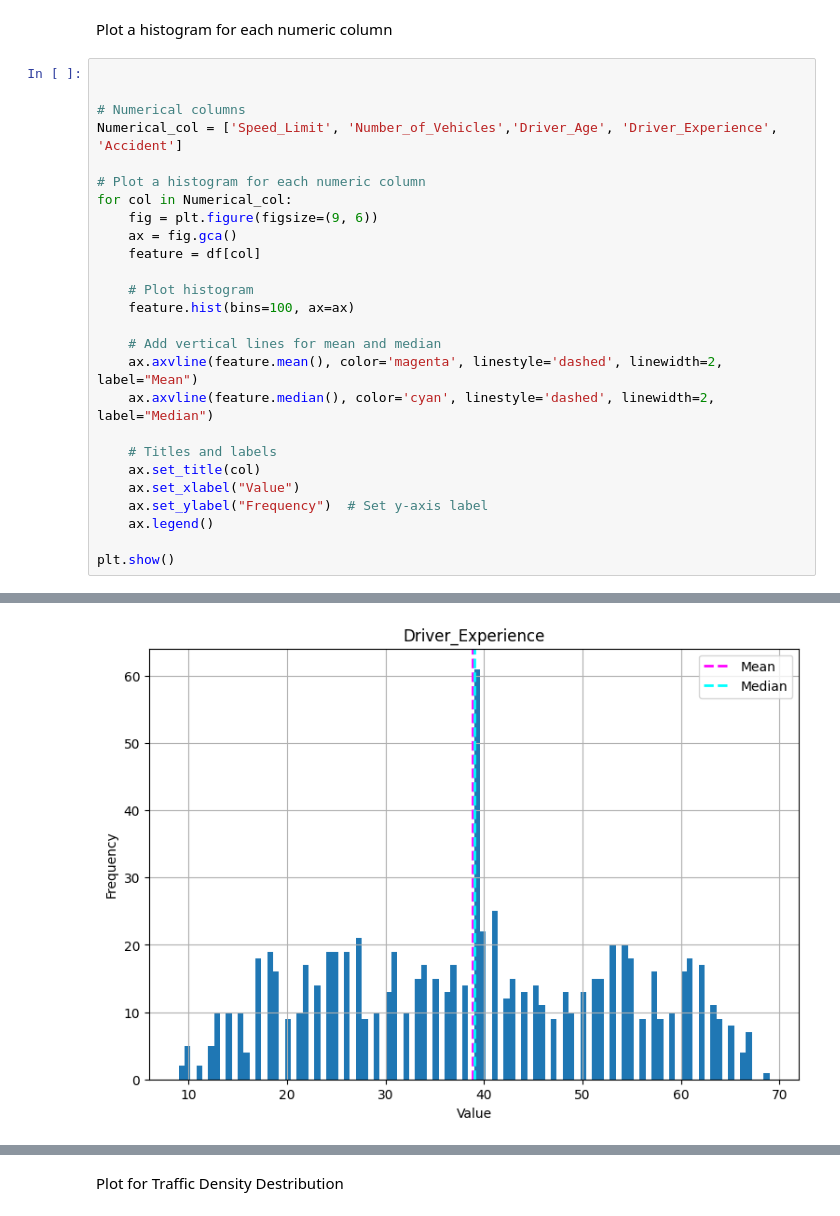
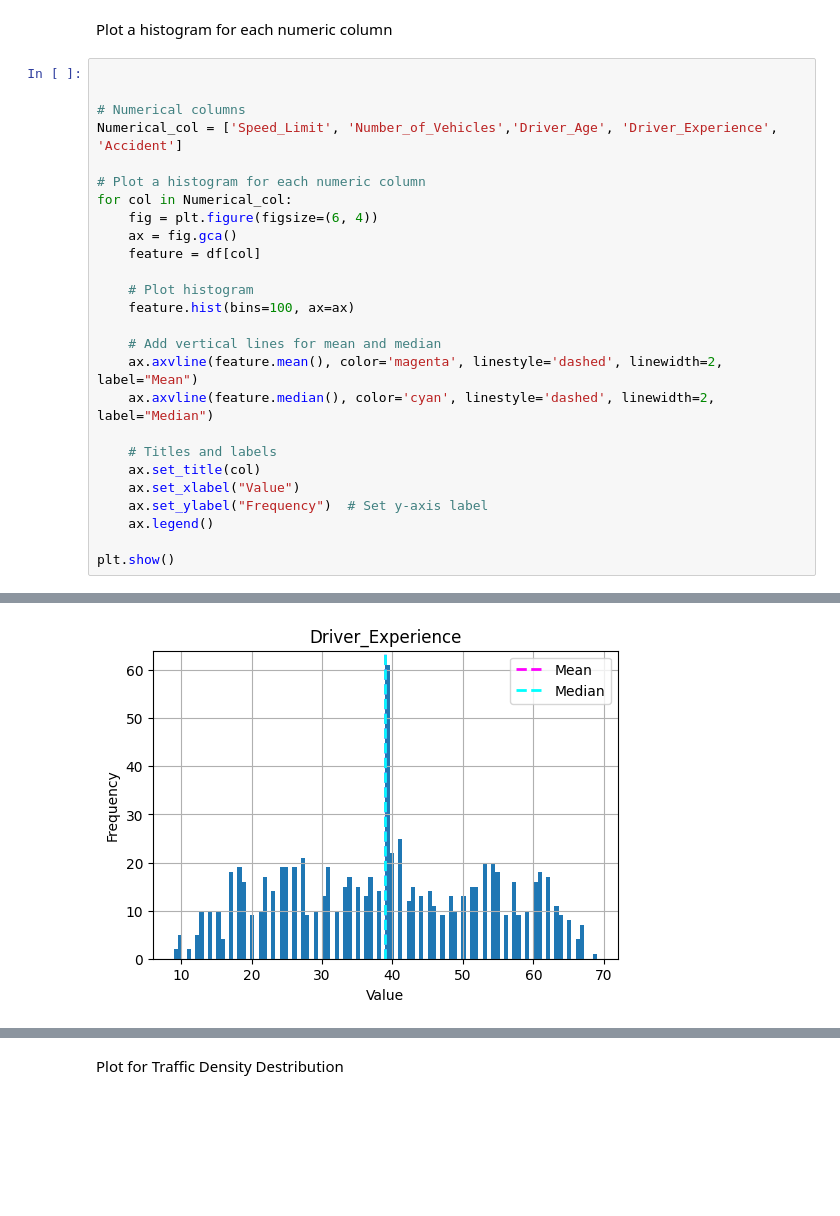
Before and after one commit to Thavisha72/Business-Intelligence-Group-Project, a Jupyter notebook: Business_Intelligence_Group_Project.ipynb, the cells around one changed output, grey strips where cells are left out. Cells and saved outputs as stored; diff of their text form; blank space fills up the shorter version.

```diff
--- a/Business_Intelligence_Group_Project.ipynb
+++ b/Business_Intelligence_Group_Project.ipynb
@@ -160,7 +160,7 @@ Numerical_col = ['Speed_Limit', 'Number_of_Vehicles','Driver_Age', 'Driver_Exper
 
 # Plot a histogram for each numeric column
 for col in Numerical_col:
-    fig = plt.figure(figsize=(9, 6))
+    fig = plt.figure(figsize=(6, 4))
     ax = fig.gca()
     feature = df[col]
 
@@ -185 +185 @@ plt.show()
-[figure, old version]
+[figure, new version]
```
Also changed, not shown: parts of 11 cells of this notebook.
